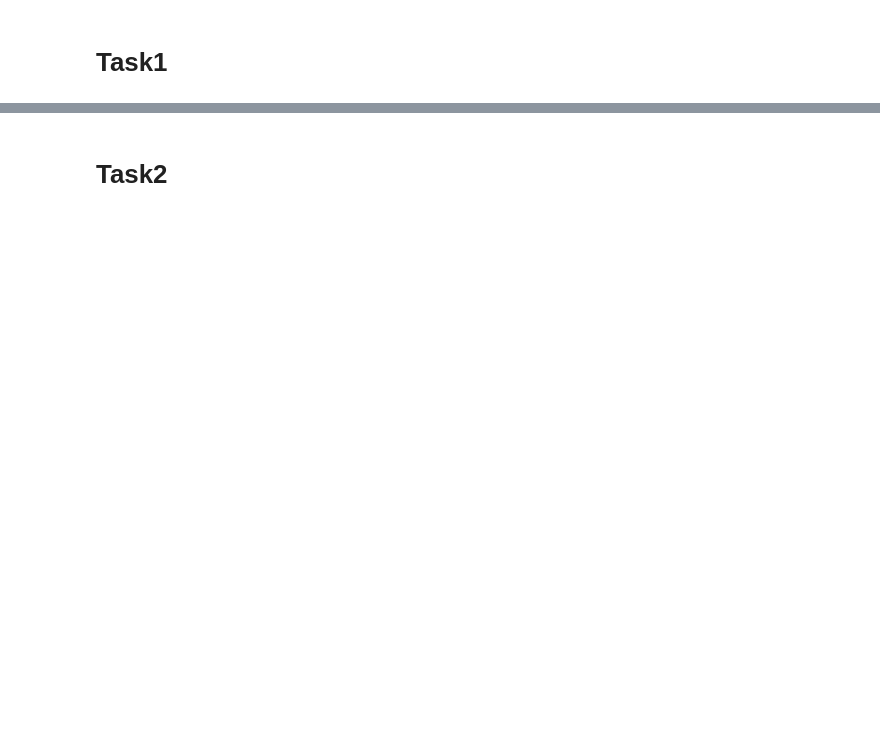
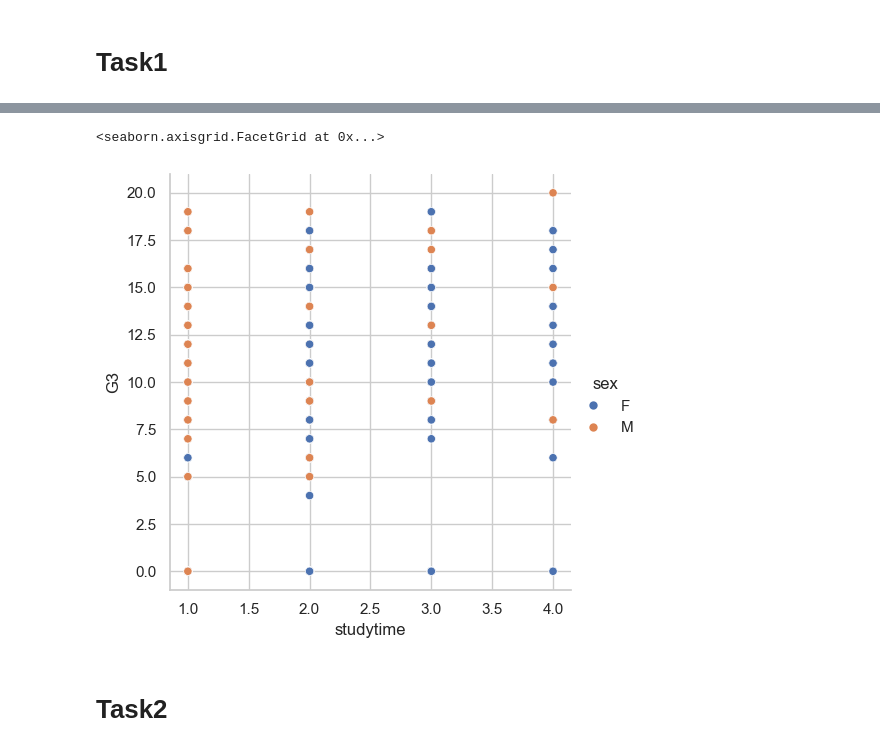
Before and after one commit to ash-iiiiish/Tasks-Submission, a Jupyter notebook: Assignment12/A12 Seaborn.ipynb, the cells around one changed output, grey strips where cells are left out. Cells and saved outputs as stored; diff of their text form; code cells hidden in the pictures; blank space fills up the shorter version.

```diff
--- a/Assignment12/A12 Seaborn.ipynb
+++ b/Assignment12/A12 Seaborn.ipynb
@@ -30,3 +32,14 @@ plt.show()
+# %%
+sns.relplot(
+    data=df,
+    x="studytime",
+    y="G3",
+    hue="sex",
+    kind="scatter"
+)
+# %% [output]
+<seaborn.axisgrid.FacetGrid at 0x...>
+[figure, added]
 # %% [markdown]
 # Task2
 # %%
```
Also changed, not shown: parts of 15 cells of this notebook, 16 other files.
